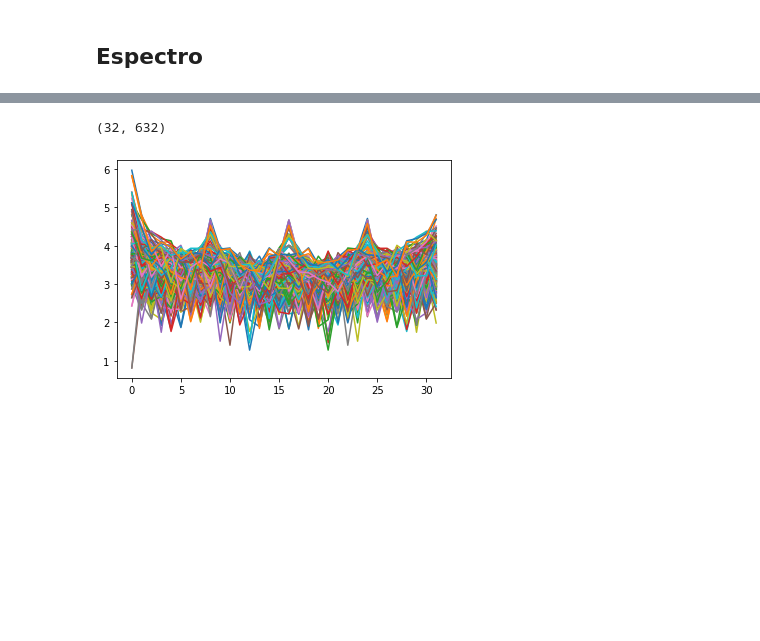
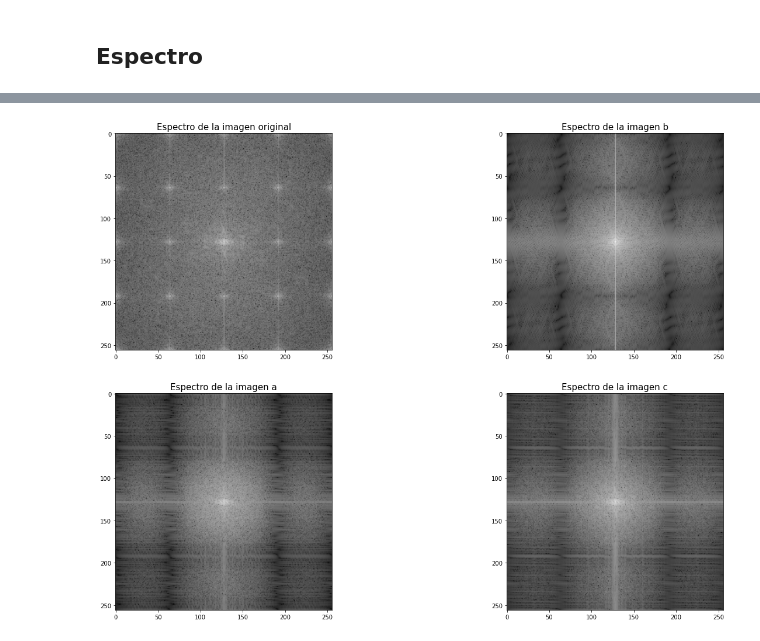
Before and after one commit to asp-image-dsp/image-processing-tp01, a Jupyter notebook: notebooks/exercise_05.ipynb, the cells around one changed output, grey strips where cells are left out. Drawn from its saved outputs; the diff is of its cells as text; code cells hidden in the pictures; blank space fills up the shorter version.

Commit message:
Add fft2d for original image and bilinear results

```diff
--- a/notebooks/exercise_05.ipynb
+++ b/notebooks/exercise_05.ipynb
@@ -126,4 +126,4 @@ plt.show()
 # %% [markdown]
 ## Espectro
 # %%
-spectrum = np.fft.fft2(original_image, s=(32, 632))
+spectrum_original = np.fft.fftshift(np.fft.fft2(original_image, s=(256, 256)))
@@ -134,9 +130,24 @@ original_image.shape
-# %%
-spectrum.shape
-# %% [output]
-(32, 632)
-# %%
-plt.plot(np.log10(abs(spectrum)))
-plt.show()
-# %% [output]
-[figure, removed]
+# %%
+spectrum_bilinear_a = np.fft.fftshift(np.fft.fft2(image_a_bilinear, s=(256, 256)))
+# %%
+spectrum_bilinear_b = np.fft.fftshift(np.fft.fft2(image_b_bilinear, s=(256, 256)))
+# %%
+spectrum_bilinear_c = np.fft.fftshift(np.fft.fft2(image_c_bilinear, s=(256, 256)))
+# %%
+fig, ax = plt.subplots(2, 2, figsize=(22, 15))
+
+ax[0, 0].set_title('Espectro de la imagen original', fontsize=15)
+ax[0, 0].imshow(np.log10(np.abs(spectrum_original)), cmap='gray')
+
+ax[1, 0].set_title('Espectro de la imagen a', fontsize=15)
+ax[1, 0].imshow(np.log10(np.abs(spectrum_bilinear_a)), cmap='gray')
+
+ax[0, 1].set_title('Espectro de la imagen b', fontsize=15)
+ax[0, 1].imshow(np.log10(np.abs(spectrum_bilinear_b)), cmap='gray')
+
+ax[1, 1].set_title('Espectro de la imagen c', fontsize=15)
+ax[1, 1].imshow(np.log10(np.abs(spectrum_bilinear_c)), cmap='gray')
+
+plt.show()
+# %% [output]
+[figure, added]
```
Also changed, not shown: parts of 1 cell of this notebook.
